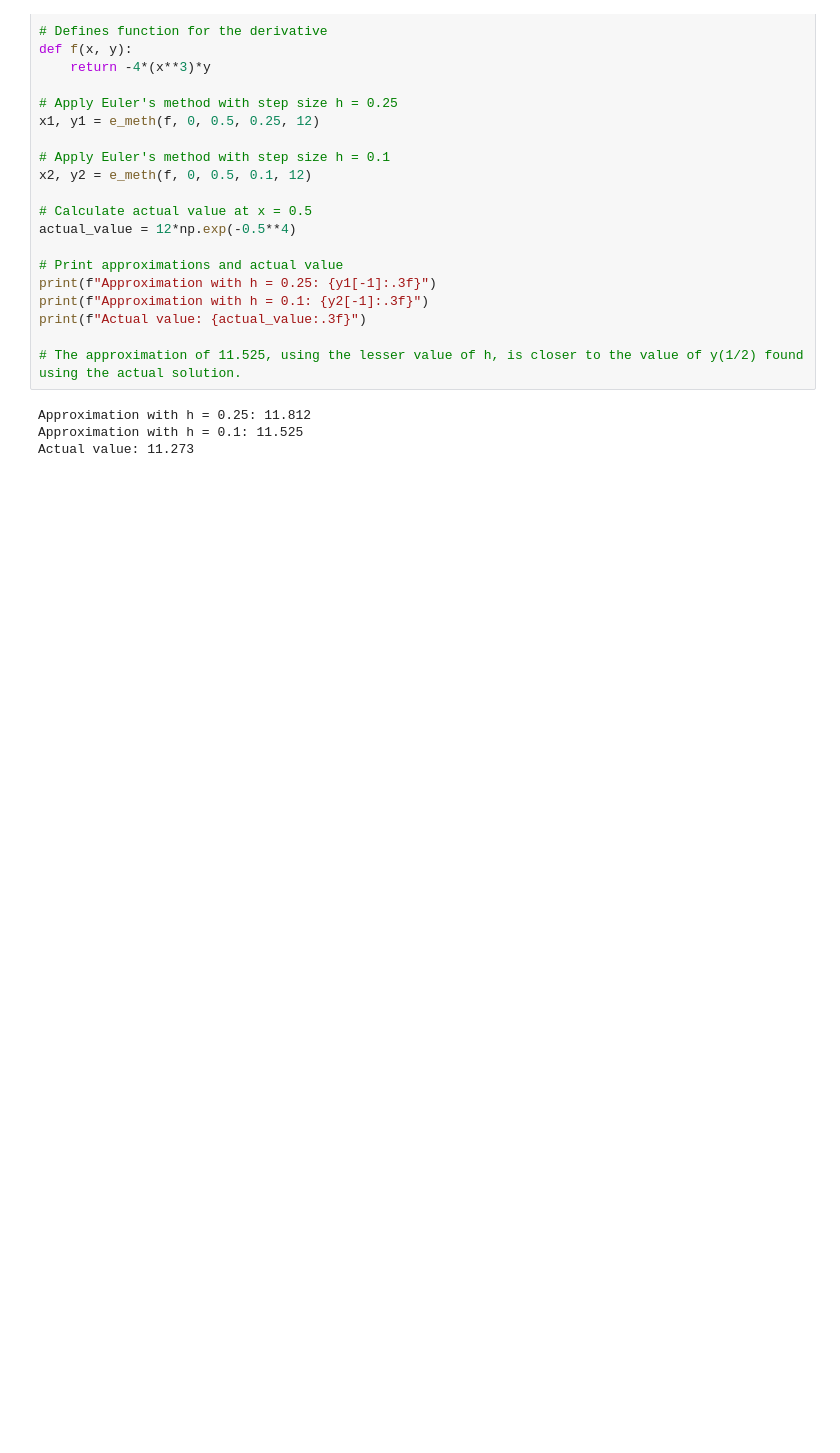
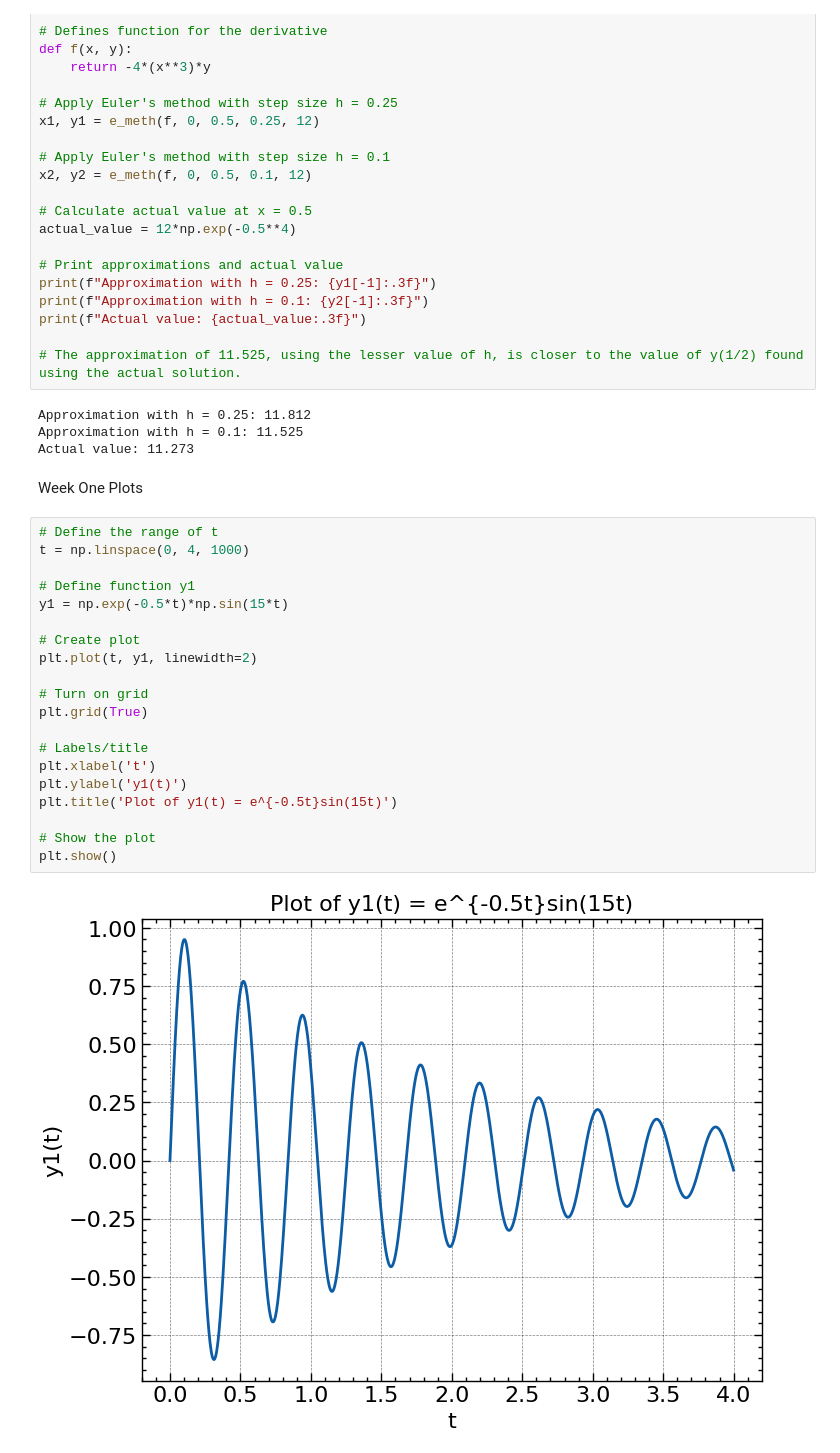
Before and after one commit to bks4522/Math_Work, a Jupyter notebook: Diff_Eq/Mod2.ipynb, the cells around one changed output. Cells and saved outputs as stored; diff of their text form; blank space fills up the shorter version.

```diff
--- a/Diff_Eq/Mod2.ipynb
+++ b/Diff_Eq/Mod2.ipynb
@@ -772,3 +772,27 @@ print(f"Actual value: {actual_value:.3f}")
 Approximation with h = 0.25: 11.812
 Approximation with h = 0.1: 11.525
 Actual value: 11.273
+# %% [markdown]
+Week One Plots
+# %%
+# Define the range of t
+t = np.linspace(0, 4, 1000)
+
+# Define function y1
+y1 = np.exp(-0.5*t)*np.sin(15*t)
+
+# Create plot
+plt.plot(t, y1, linewidth=2)
+
+# Turn on grid
+plt.grid(True)
+
+# Labels/title
+plt.xlabel('t')
+plt.ylabel('y1(t)')
+plt.title('Plot of y1(t) = e^{-0.5t}sin(15t)')
+
+# Show the plot
+plt.show()
+# %% [output]
+[figure, added]
```
Also changed, not shown: parts of 5 cells of this notebook, 15 other files.
